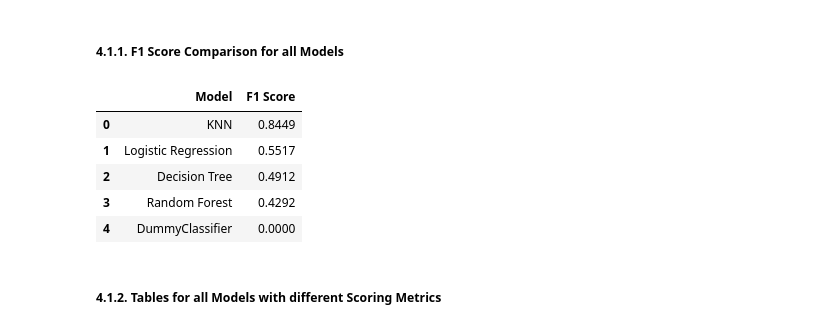
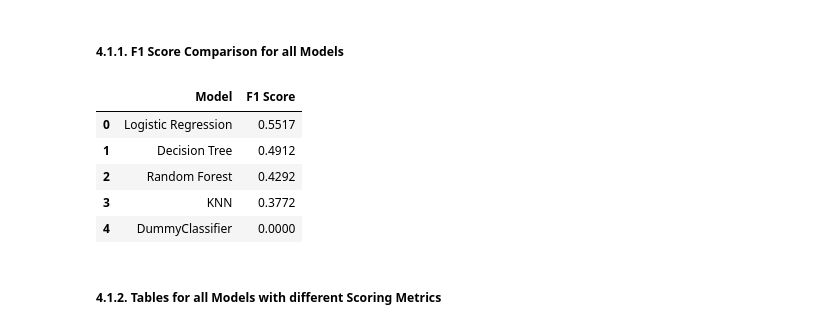
Before and after one commit to Avisonix/AML-Gruppe30, a Jupyter notebook: src/aml/data.ipynb, the cells around one changed output. Cells and saved outputs as stored; diff of their text form; code cells hidden in the pictures.

```diff
--- a/src/aml/data.ipynb
+++ b/src/aml/data.ipynb
@@ -1066,30 +1066,30 @@ Best CV F1 (refit metric): 0.3772222671373775
 # %%
 # Compile results into a DataFrame for comparison
 results = {
     "Model": ["DummyClassifier", "Logistic Regression", "Decision Tree", "Random Forest", "KNN"],
     "F1 Score": [
         round(f1_dummy, 4),
         round(lr_grid.best_score_, 4),
         round(dt_grid.best_score_, 4),
         round(rf_grid.best_score_, 4),
-        round(KNN_grid.best_score_, 4)
+        round(knn_grid.best_score_, 4)
     ]
 }
 
 # Create DataFrame
 results_df_f1 = pd.DataFrame(results)
 
 # Sort by F1 score (highest first) + reset index cleanly
 results_df_f1 = results_df_f1.sort_values("F1 Score", ascending=False).reset_index(drop=True)
 
 # Display the results
 results_df_f1
 # %% [output]
 |  | Model | F1 Score |
-| 0 | KNN | 0.8449 |
-| 1 | Logistic Regression | 0.5517 |
-| 2 | Decision Tree | 0.4912 |
-| 3 | Random Forest | 0.4292 |
+| 0 | Logistic Regression | 0.5517 |
+| 1 | Decision Tree | 0.4912 |
+| 2 | Random Forest | 0.4292 |
+| 3 | KNN | 0.3772 |
 | 4 | DummyClassifier | 0.0000 |
 # %% [markdown]
 ##### 4.1.2. Tables for all Models with different Scoring Metrics
```
